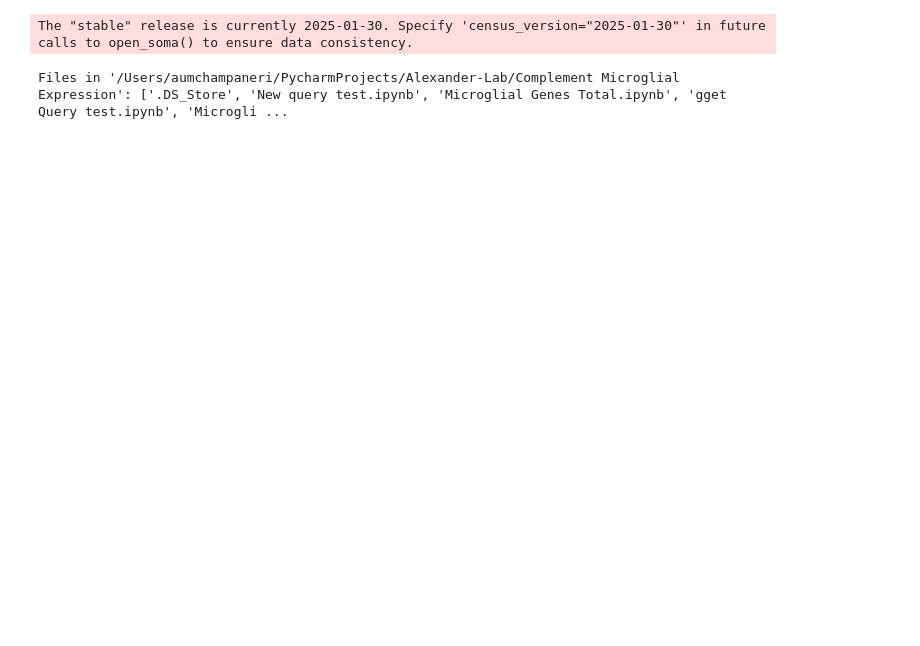
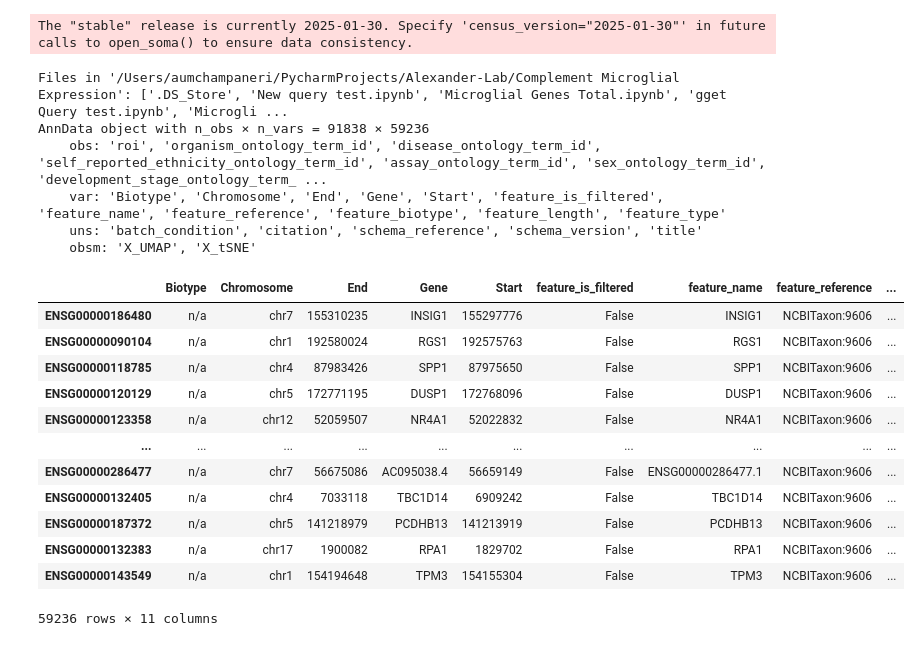
Before and after one commit to aumchampaneri/Alexander-Lab, a Jupyter notebook: Complement Microglial Expression/New query test.ipynb, the cells around one changed output. Saved outputs shown, nothing was run; the diff lists cells and outputs as text; code cells hidden in the pictures; blank space fills up the shorter version.

```diff
--- a/Complement Microglial Expression/New query test.ipynb
+++ b/Complement Microglial Expression/New query test.ipynb
@@ -19,12 +24,31 @@ census.close()
 # %%
 import os
+import scanpy as sc
 
 cwd = os.getcwd()  # Get the current working directory (cwd)
 files = os.listdir(cwd)  # Get all the files in that directory
 print("Files in %r: %s" % (cwd, files))
 
-import scanpy as sc
-
-adata = sc.read_h5ad('/Users/aumchampaneri/PycharmProjects/Alexander-Lab/Complement Microglial Expression/Microglia_Supercluster.h5ad')
+homo_microglia = sc.read_h5ad('/Users/aumchampaneri/PycharmProjects/Alexander-Lab/Complement Microglial Expression/Microglia_Supercluster.h5ad')
+print(homo_microglia)
+homo_microglia.var
 # %% [output]
 Files in '/Users/aumchampaneri/PycharmProjects/Alexander-Lab/Complement Microglial Expression': ['.DS_Store', 'New query test.ipynb', 'Microglial Genes Total.ipynb', 'gget Query test.ipynb', 'Microgli ...
+AnnData object with n_obs × n_vars = 91838 × 59236
+    obs: 'roi', 'organism_ontology_term_id', 'disease_ontology_term_id', 'self_reported_ethnicity_ontology_term_id', 'assay_ontology_term_id', 'sex_ontology_term_id', 'development_stage_ontology_term_ ...
+    var: 'Biotype', 'Chromosome', 'End', 'Gene', 'Start', 'feature_is_filtered', 'feature_name', 'feature_reference', 'feature_biotype', 'feature_length', 'feature_type'
+    uns: 'batch_condition', 'citation', 'schema_reference', 'schema_version', 'title'
+    obsm: 'X_UMAP', 'X_tSNE'
+|  | Biotype | Chromosome | End | Gene | Start | feature_is_filtered | feature_name | feature_reference | ... |
+| ENSG00000186480 | n/a | chr7 | 155310235 | INSIG1 | 155297776 | False | INSIG1 | NCBITaxon:9606 | ... |
+| ENSG00000090104 | n/a | chr1 | 192580024 | RGS1 | 192575763 | False | RGS1 | NCBITaxon:9606 | ... |
+| ENSG00000118785 | n/a | chr4 | 87983426 | SPP1 | 87975650 | False | SPP1 | NCBITaxon:9606 | ... |
+| ENSG00000120129 | n/a | chr5 | 172771195 | DUSP1 | 172768096 | False | DUSP1 | NCBITaxon:9606 | ... |
+| ENSG00000123358 | n/a | chr12 | 52059507 | NR4A1 | 52022832 | False | NR4A1 | NCBITaxon:9606 | ... |
+| ... | ... | ... | ... | ... | ... | ... | ... | ... | ... |
+| ENSG00000286477 | n/a | chr7 | 56675086 | AC095038.4 | 56659149 | False | ENSG00000286477.1 | NCBITaxon:9606 | ... |
+| ENSG00000132405 | n/a | chr4 | 7033118 | TBC1D14 | 6909242 | False | TBC1D14 | NCBITaxon:9606 | ... |
+| ENSG00000187372 | n/a | chr5 | 141218979 | PCDHB13 | 141213919 | False | PCDHB13 | NCBITaxon:9606 | ... |
+| ENSG00000132383 | n/a | chr17 | 1900082 | RPA1 | 1829702 | False | RPA1 | NCBITaxon:9606 | ... |
+| ENSG00000143549 | n/a | chr1 | 154194648 | TPM3 | 154155304 | False | TPM3 | NCBITaxon:9606 | ... |
+59236 rows × 11 columns
```
Also changed, not shown: parts of 7 cells of this notebook.
